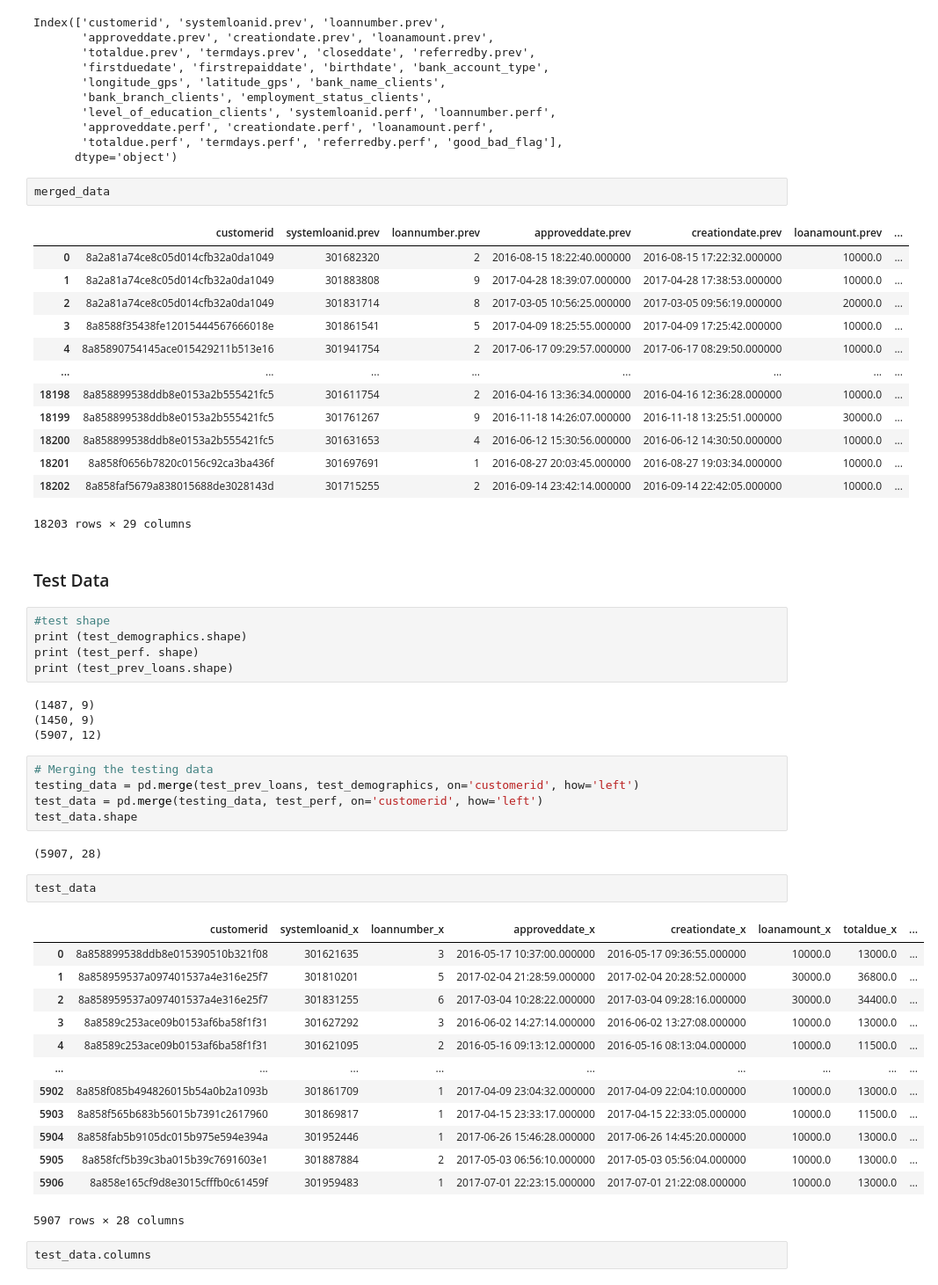
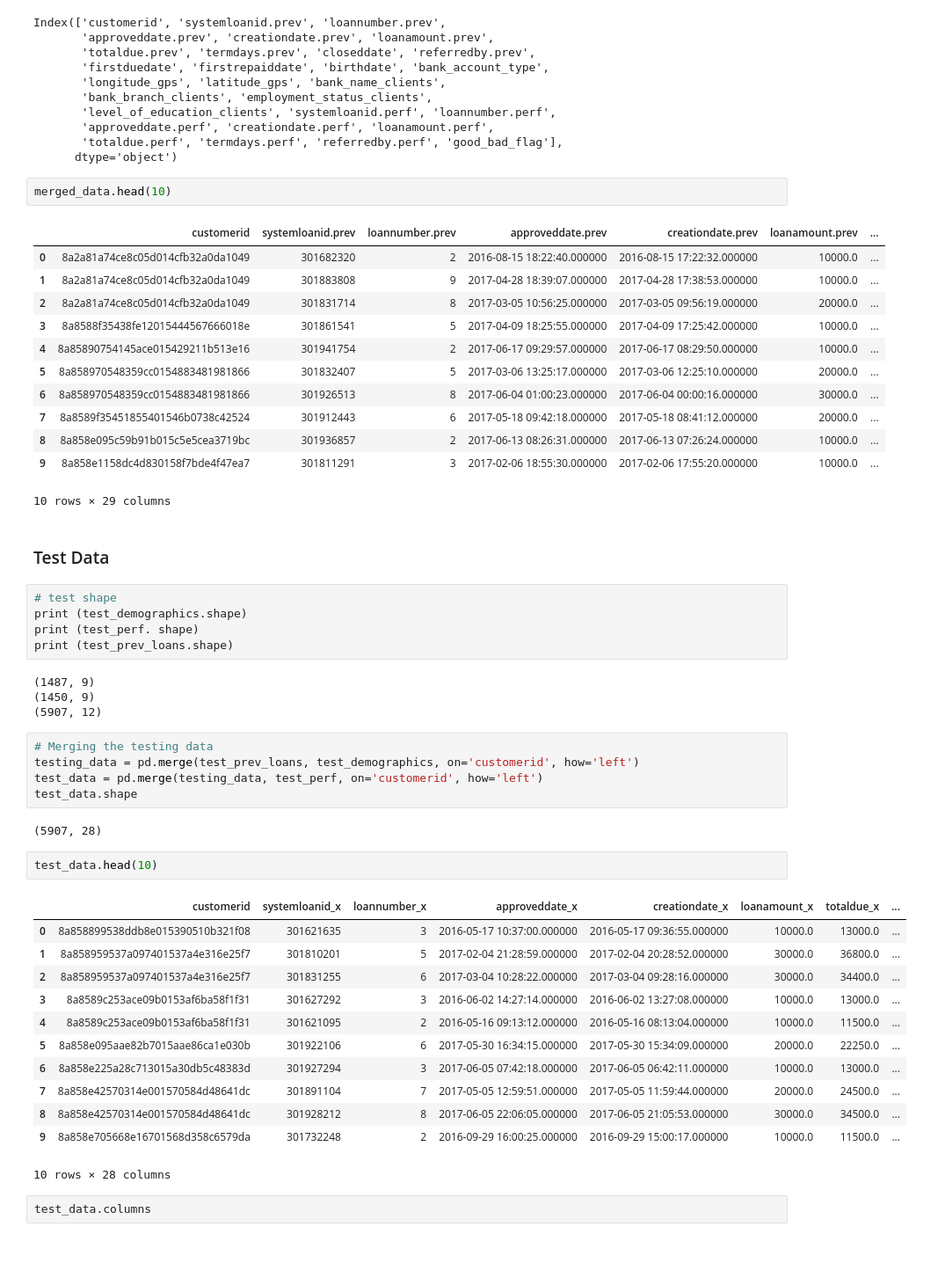
Before and after one commit to frank015940/Loan-Default-Prediction, a Jupyter notebook: loan_default.ipynb, the cells around one changed output. Shown at 88% size. Drawn from its saved outputs; the diff is of its cells as text; blank space fills up the shorter version.

```diff
--- a/loan_default.ipynb
+++ b/loan_default.ipynb
@@ -216,7 +216,7 @@ Index(['customerid', 'systemloanid.prev', 'loannumber.prev',
        'totaldue.perf', 'termdays.perf', 'referredby.perf', 'good_bad_flag'],
       dtype='object')
 # %%
-merged_data
+merged_data.head(10)
 # %% [output]
 |  | customerid | systemloanid.prev | loannumber.prev | approveddate.prev | creationdate.prev | loanamount.prev | ... |
 | 0 | 8a2a81a74ce8c05d014cfb32a0da1049 | 301682320 | 2 | 2016-08-15 18:22:40.000000 | 2016-08-15 17:22:32.000000 | 10000.0 | ... |
@@ -224,17 +224,16 @@ merged_data
 | 2 | 8a2a81a74ce8c05d014cfb32a0da1049 | 301831714 | 8 | 2017-03-05 10:56:25.000000 | 2017-03-05 09:56:19.000000 | 20000.0 | ... |
 | 3 | 8a8588f35438fe12015444567666018e | 301861541 | 5 | 2017-04-09 18:25:55.000000 | 2017-04-09 17:25:42.000000 | 10000.0 | ... |
 | 4 | 8a85890754145ace015429211b513e16 | 301941754 | 2 | 2017-06-17 09:29:57.000000 | 2017-06-17 08:29:50.000000 | 10000.0 | ... |
-| ... | ... | ... | ... | ... | ... | ... | ... |
-| 18198 | 8a858899538ddb8e0153a2b555421fc5 | 301611754 | 2 | 2016-04-16 13:36:34.000000 | 2016-04-16 12:36:28.000000 | 10000.0 | ... |
-| 18199 | 8a858899538ddb8e0153a2b555421fc5 | 301761267 | 9 | 2016-11-18 14:26:07.000000 | 2016-11-18 13:25:51.000000 | 30000.0 | ... |
-| 18200 | 8a858899538ddb8e0153a2b555421fc5 | 301631653 | 4 | 2016-06-12 15:30:56.000000 | 2016-06-12 14:30:50.000000 | 10000.0 | ... |
-| 18201 | 8a858f0656b7820c0156c92ca3ba436f | 301697691 | 1 | 2016-08-27 20:03:45.000000 | 2016-08-27 19:03:34.000000 | 10000.0 | ... |
-| 18202 | 8a858faf5679a838015688de3028143d | 301715255 | 2 | 2016-09-14 23:42:14.000000 | 2016-09-14 22:42:05.000000 | 10000.0 | ... |
+| 5 | 8a858970548359cc0154883481981866 | 301832407 | 5 | 2017-03-06 13:25:17.000000 | 2017-03-06 12:25:10.000000 | 20000.0 | ... |
+| 6 | 8a858970548359cc0154883481981866 | 301926513 | 8 | 2017-06-04 01:00:23.000000 | 2017-06-04 00:00:16.000000 | 30000.0 | ... |
+| 7 | 8a8589f35451855401546b0738c42524 | 301912443 | 6 | 2017-05-18 09:42:18.000000 | 2017-05-18 08:41:12.000000 | 20000.0 | ... |
+| 8 | 8a858e095c59b91b015c5e5cea3719bc | 301936857 | 2 | 2017-06-13 08:26:31.000000 | 2017-06-13 07:26:24.000000 | 10000.0 | ... |
+| 9 | 8a858e1158dc4d830158f7bde4f47ea7 | 301811291 | 3 | 2017-02-06 18:55:30.000000 | 2017-02-06 17:55:20.000000 | 10000.0 | ... |
-18203 rows × 29 columns
+10 rows × 29 columns
 # %% [markdown]
 ### Test Data
 # %%
-#test shape
+# test shape
 print (test_demographics.shape)
 print (test_perf. shape)
 print (test_prev_loans.shape)
@@ -250,21 +249,20 @@ test_data.shape
 # %% [output]
 (5907, 28)
 # %%
-test_data
+test_data.head(10)
 # %% [output]
 |  | customerid | systemloanid_x | loannumber_x | approveddate_x | creationdate_x | loanamount_x | totaldue_x | ... |
 | 0 | 8a858899538ddb8e015390510b321f08 | 301621635 | 3 | 2016-05-17 10:37:00.000000 | 2016-05-17 09:36:55.000000 | 10000.0 | 13000.0 | ... |
 | 1 | 8a858959537a097401537a4e316e25f7 | 301810201 | 5 | 2017-02-04 21:28:59.000000 | 2017-02-04 20:28:52.000000 | 30000.0 | 36800.0 | ... |
 | 2 | 8a858959537a097401537a4e316e25f7 | 301831255 | 6 | 2017-03-04 10:28:22.000000 | 2017-03-04 09:28:16.000000 | 30000.0 | 34400.0 | ... |
 | 3 | 8a8589c253ace09b0153af6ba58f1f31 | 301627292 | 3 | 2016-06-02 14:27:14.000000 | 2016-06-02 13:27:08.000000 | 10000.0 | 13000.0 | ... |
 | 4 | 8a8589c253ace09b0153af6ba58f1f31 | 301621095 | 2 | 2016-05-16 09:13:12.000000 | 2016-05-16 08:13:04.000000 | 10000.0 | 11500.0 | ... |
-| ... | ... | ... | ... | ... | ... | ... | ... | ... |
-| 5902 | 8a858f085b494826015b54a0b2a1093b | 301861709 | 1 | 2017-04-09 23:04:32.000000 | 2017-04-09 22:04:10.000000 | 10000.0 | 13000.0 | ... |
-| 5903 | 8a858f565b683b56015b7391c2617960 | 301869817 | 1 | 2017-04-15 23:33:17.000000 | 2017-04-15 22:33:05.000000 | 10000.0 | 11500.0 | ... |
-| 5904 | 8a858fab5b9105dc015b975e594e394a | 301952446 | 1 | 2017-06-26 15:46:28.000000 | 2017-06-26 14:45:20.000000 | 10000.0 | 13000.0 | ... |
-| 5905 | 8a858fcf5b39c3ba015b39c7691603e1 | 301887884 | 2 | 2017-05-03 06:56:10.000000 | 2017-05-03 05:56:04.000000 | 10000.0 | 13000.0 | ... |
-| 5906 | 8a858e165cf9d8e3015cfffb0c61459f | 301959483 | 1 | 2017-07-01 22:23:15.000000 | 2017-07-01 21:22:08.000000 | 10000.0 | 13000.0 | ... |
+| 5 | 8a858e095aae82b7015aae86ca1e030b | 301922106 | 6 | 2017-05-30 16:34:15.000000 | 2017-05-30 15:34:09.000000 | 20000.0 | 22250.0 | ... |
+| 6 | 8a858e225a28c713015a30db5c48383d | 301927294 | 3 | 2017-06-05 07:42:18.000000 | 2017-06-05 06:42:11.000000 | 10000.0 | 13000.0 | ... |
+| 7 | 8a858e42570314e001570584d48641dc | 301891104 | 7 | 2017-05-05 12:59:51.000000 | 2017-05-05 11:59:44.000000 | 20000.0 | 24500.0 | ... |
+| 8 | 8a858e42570314e001570584d48641dc | 301928212 | 8 | 2017-06-05 22:06:05.000000 | 2017-06-05 21:05:53.000000 | 30000.0 | 34500.0 | ... |
+| 9 | 8a858e705668e16701568d358c6579da | 301732248 | 2 | 2016-09-29 16:00:25.000000 | 2016-09-29 15:00:17.000000 | 10000.0 | 11500.0 | ... |
-5907 rows × 28 columns
+10 rows × 28 columns
 # %%
 test_data.columns
 # %% [output]
```
Also changed, not shown: parts of 44 cells of this notebook.
